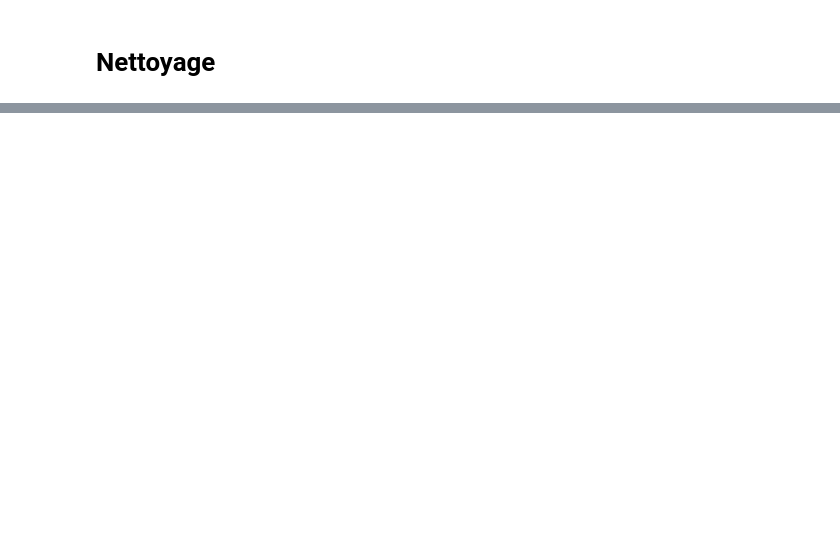
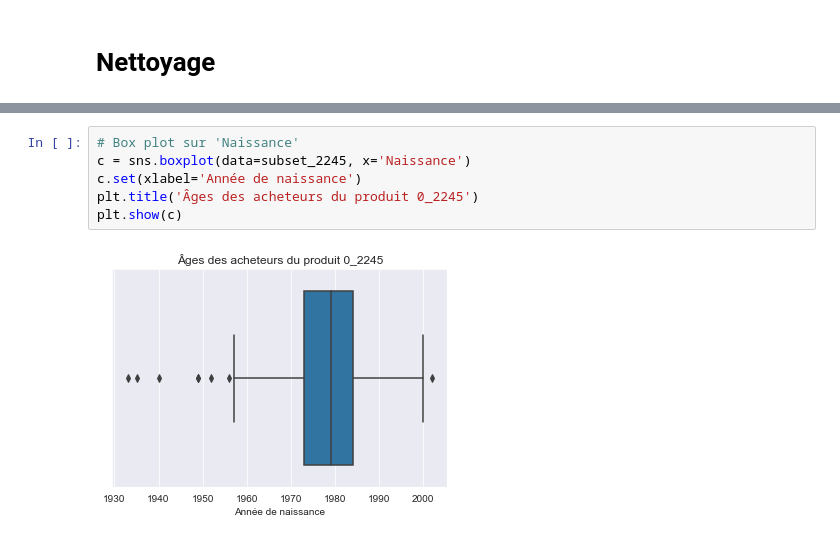
Before and after one commit to gllmfrnr/oc-da, a Jupyter notebook: p4/p4.ipynb, the cells around one changed output, grey strips where cells are left out. Saved outputs shown, nothing was run; the diff lists cells and outputs as text; blank space fills up the shorter version.

```diff
--- a/p4/p4.ipynb
+++ b/p4/p4.ipynb
@@ -1258,0 +544,8 @@ Kurtosis :  -1.2
+# %%
+# Box plot sur 'Naissance'
+c = sns.boxplot(data=subset_2245, x='Naissance')
+c.set(xlabel='Année de naissance')
+plt.title('Âges des acheteurs du produit 0_2245')
+plt.show(c)
+# %% [output]
+[figure, added]
```
Also changed, not shown: parts of 169 cells of this notebook.
